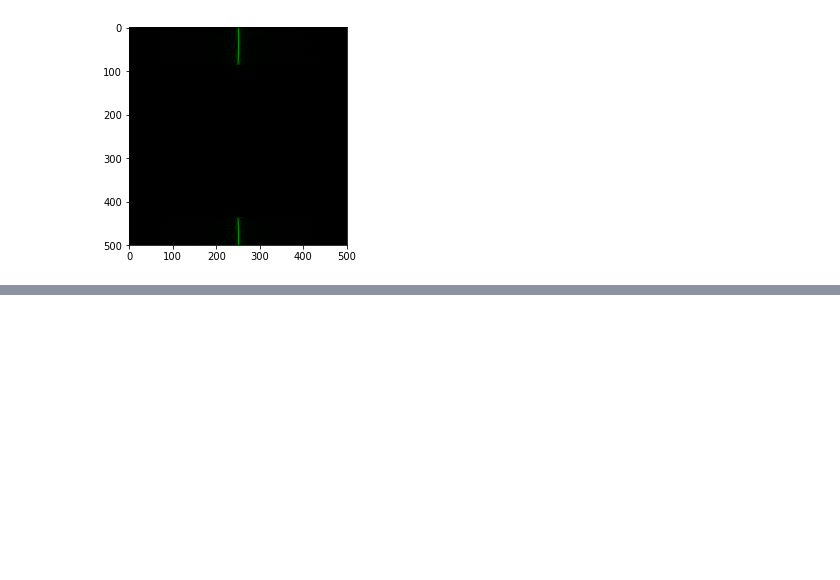
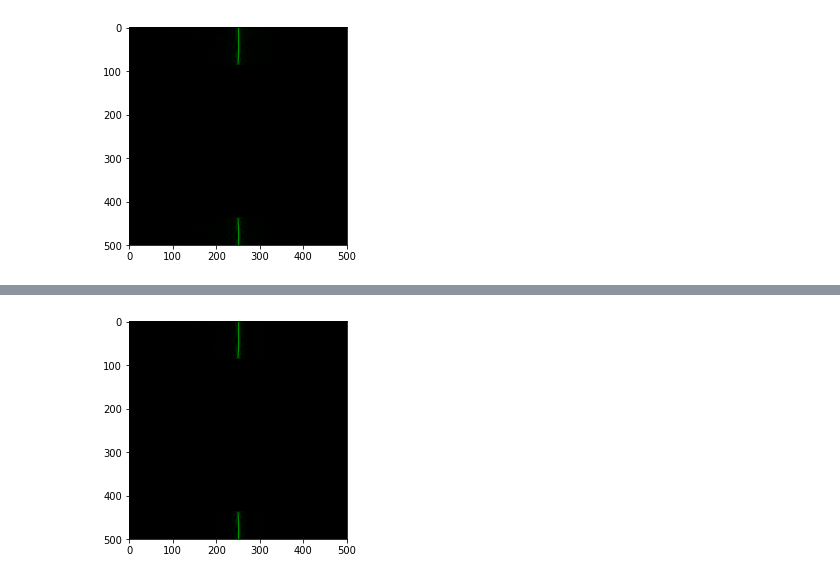
Before and after one commit to bbevan/pappy, a Jupyter notebook: src/Pappy/test notebook.ipynb, the cells around one changed output, grey strips where cells are left out. Drawn from its saved outputs; the diff is of its cells as text; code cells hidden in the pictures; blank space fills up the shorter version.

```diff
--- a/src/Pappy/test notebook.ipynb
+++ b/src/Pappy/test notebook.ipynb
@@ -13,0 +13,4 @@ Clipping input data to the valid range for imshow with RGB data ([0..1] for floa
+# %%
+z.viewfrequency()
+# %% [output]
+[figure, added]
```
Also changed, not shown: parts of 2 cells of this notebook, 1 other file.
